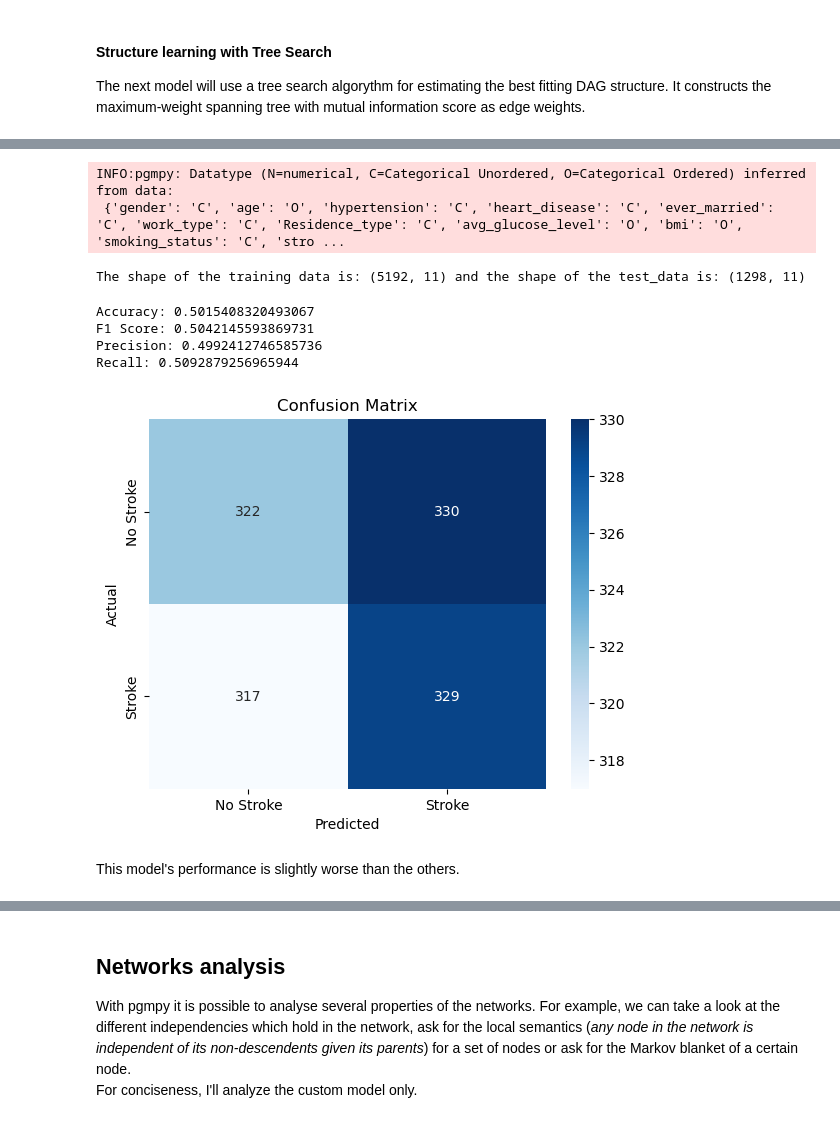
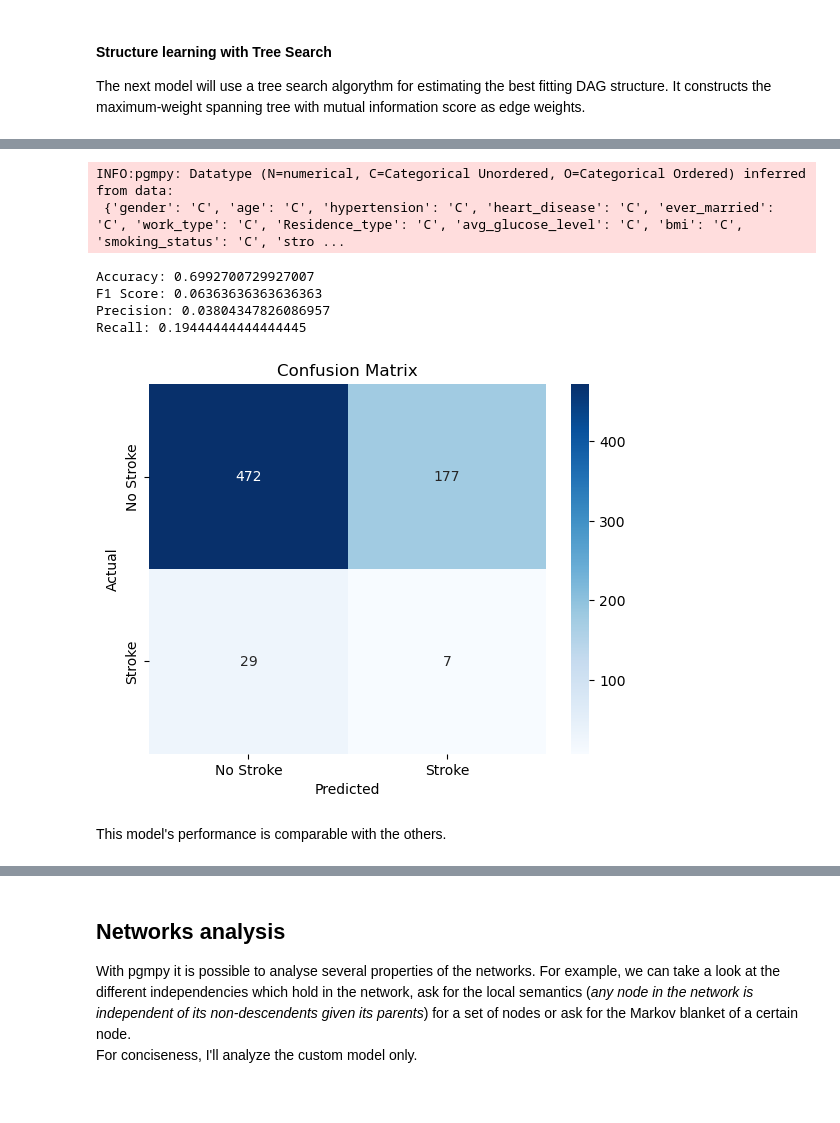
Before and after one commit to MiCar98/Interpretable-Analysis-of-Stroke-Risk-Factors, a Jupyter notebook: StrokePredictionBNs.ipynb, the cells around one changed output, grey strips where cells are left out. Cells and saved outputs as stored; diff of their text form; code cells hidden in the pictures.

```diff
--- a/StrokePredictionBNs.ipynb
+++ b/StrokePredictionBNs.ipynb
@@ -494,4 +522,4 @@ The shape of the training data is: (5192, 11) and the shape of the test_data is:
 # %%
-custom_model.fit(train_data, estimator=BayesianEstimator, prior_type="BDeu")
+custom_model.fit(df_train_binned, estimator=BayesianEstimator, prior_type="BDeu")
 # %% [output]
 INFO:pgmpy: Datatype (N=numerical, C=Categorical Unordered, O=Categorical Ordered) inferred from data:
@@ -537,11 +561,12 @@ The next Networks will adopt structure learning, meaning that the edges are buil
 ExpertKnowledge has been used to specify forbidden edges (i.e. edges from stroke to other features and from any feature to both gender and age).
 # %%
 expert_knowledge = ExpertKnowledge()
-expert_knowledge.forbidden_edges = [("stroke", node) for node in df_binned.columns if node != "stroke"]
-expert_knowledge.forbidden_edges += [(node, 'age') for node in df_binned.columns if node != "age"]
-expert_knowledge.forbidden_edges += [(node, 'gender') for node in df_binned.columns if node != "gender"]
+expert_knowledge.forbidden_edges = [("stroke", node) for node in df_train_binned.columns if node != "stroke"]
+expert_knowledge.forbidden_edges += [(node, 'age') for node in df_train_binned.columns if node != "age"]
+expert_knowledge.forbidden_edges += [(node, 'gender') for node in df_train_binned.columns if node != "gender"]
+expert_knowledge.forbidden_edges += [('bmi', 'Residence_type')]
 
-hc = HillClimbSearch(df_binned)
+hc = HillClimbSearch(df_train_binned)
 HC_DAG = hc.estimate(scoring_method='bdeu', expert_knowledge=expert_knowledge, show_progress=False)
 
 fig, ax = plt.subplots(1, 1, figsize=(6, 6))
@@ -560,22 +585,16 @@ INFO:pgmpy: Datatype (N=numerical, C=Categorical Unordered, O=Categorical Ordere
 # %%
-test_ratio = 0.2
-train_data, test_data = train_test_split(df_binned, test_size=test_ratio, random_state=42)
-print(f"The shape of the training data is: {train_data.shape} and the shape of the test_data is: {test_data.shape}")
+HCmodel.fit(df_train_binned, estimator=BayesianEstimator, prior_type="BDeu")
 
-HCmodel.fit(train_data, estimator=BayesianEstimator, prior_type="BDeu")
-
-predict_data = test_data.drop(columns = ['stroke'])
-label_prediction = test_data['stroke']
-data_pred = HCmodel.predict(predict_data)
+data_pred = HCmodel.predict(X_test_binned)
 y_pred = data_pred['stroke']
 
-accuracy, f1, prec, rec = accuracy_score(label_prediction, y_pred), f1_score(label_prediction, y_pred), precision_score(label_prediction, y_pred), recall_score(label_prediction, y_pred)
+accuracy, f1, prec, rec = accuracy_score(y_test, y_pred), f1_score(y_test, y_pred), precision_score(y_test, y_pred), recall_score(y_test, y_pred)
 print("Accuracy:", accuracy)
 print("F1 Score:", f1)
 print("Precision:", prec)
 print("Recall:", rec)
 
-confusion = confusion_matrix(label_prediction, y_pred)
+confusion = confusion_matrix(y_test, y_pred)
 sns.heatmap(confusion, annot=True, fmt='d', cmap='Blues', xticklabels=['No Stroke', 'Stroke'], yticklabels=['No Stroke', 'Stroke'])
 plt.xlabel('Predicted')
 plt.ylabel('Actual')
@@ -596,7 +614,7 @@ The HC model with structural constraints performs slightly better than the previ
 #### Structure learning with Tree Search
 The next model will use a tree search algorythm for estimating the best fitting DAG structure. It constructs the maximum-weight spanning tree with mutual information score as edge weights.
 # %%
-ts = TreeSearch(df_binned, root_node=None)
+ts = TreeSearch(df_train_binned, root_node=None)
 tree_DAG = ts.estimate(show_progress=False)
 
 fig, ax = plt.subplots(1, 1, figsize=(6, 6))
@@ -611,36 +629,29 @@ INFO:pgmpy: Datatype (N=numerical, C=Categorical Unordered, O=Categorical Ordere
 # %%
-test_ratio = 0.2
-train_data, test_data = train_test_split(df_binned, test_size=test_ratio, random_state=42)
-print(f"The shape of the training data is: {train_data.shape} and the shape of the test_data is: {test_data.shape}")
+tree_model.fit(df_train_binned, estimator=BayesianEstimator, prior_type="BDeu")
 
-tree_model.fit(train_data, estimator=BayesianEstimator, prior_type="BDeu")
-
-predict_data = test_data.drop(columns = ['stroke'])
-label_prediction = test_data['stroke']
-data_pred = tree_model.predict(predict_data)
+data_pred = tree_model.predict(X_test_binned)
 y_pred = data_pred['stroke']
 
-accuracy, f1, prec, rec = accuracy_score(label_prediction, y_pred), f1_score(label_prediction, y_pred), precision_score(label_prediction, y_pred), recall_score(label_prediction, y_pred)
+accuracy, f1, prec, rec = accuracy_score(y_test, y_pred), f1_score(y_test, y_pred), precision_score(y_test, y_pred), recall_score(y_test, y_pred)
 print("Accuracy:", accuracy)
 print("F1 Score:", f1)
 print("Precision:", prec)
 print("Recall:", rec)
 
-confusion = confusion_matrix(label_prediction, y_pred)
+confusion = confusion_matrix(y_test, y_pred)
 sns.heatmap(confusion, annot=True, fmt='d', cmap='Blues', xticklabels=['No Stroke', 'Stroke'], yticklabels=['No Stroke', 'Stroke'])
 plt.xlabel('Predicted')
 plt.ylabel('Actual')
 plt.title('Confusion Matrix')
 plt.show()
 # %% [output]
 INFO:pgmpy: Datatype (N=numerical, C=Categorical Unordered, O=Categorical Ordered) inferred from data:
- {'gender': 'C', 'age': 'O', 'hypertension': 'C', 'heart_disease': 'C', 'ever_married': 'C', 'work_type': 'C', 'Residence_type': 'C', 'avg_glucose_level': 'O', 'bmi': 'O', 'smoking_status': 'C', 'stro ...
+ {'gender': 'C', 'age': 'C', 'hypertension': 'C', 'heart_disease': 'C', 'ever_married': 'C', 'work_type': 'C', 'Residence_type': 'C', 'avg_glucose_level': 'C', 'bmi': 'C', 'smoking_status': 'C', 'stro ...
-The shape of the training data is: (5192, 11) and the shape of the test_data is: (1298, 11)
+Accuracy: 0.6992700729927007
+F1 Score: 0.06363636363636363
+Precision: 0.03804347826086957
+Recall: 0.19444444444444445
-Accuracy: 0.5015408320493067
-F1 Score: 0.5042145593869731
-Precision: 0.4992412746585736
-Recall: 0.5092879256965944
-[figure, old version]
+[figure, new version]
 # %% [markdown]
-This model's performance is slightly worse than the others.
+This model's performance is comparable with the others.
 # %% [markdown]
```
Also changed, not shown: parts of 46 cells of this notebook, 1 other file.
